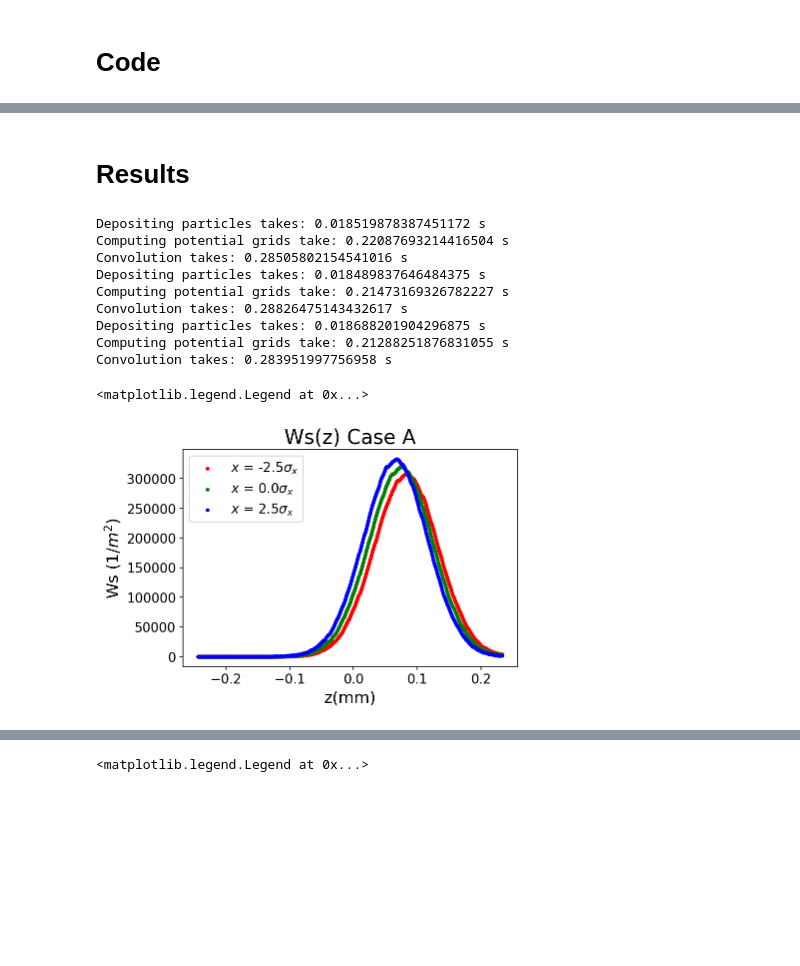
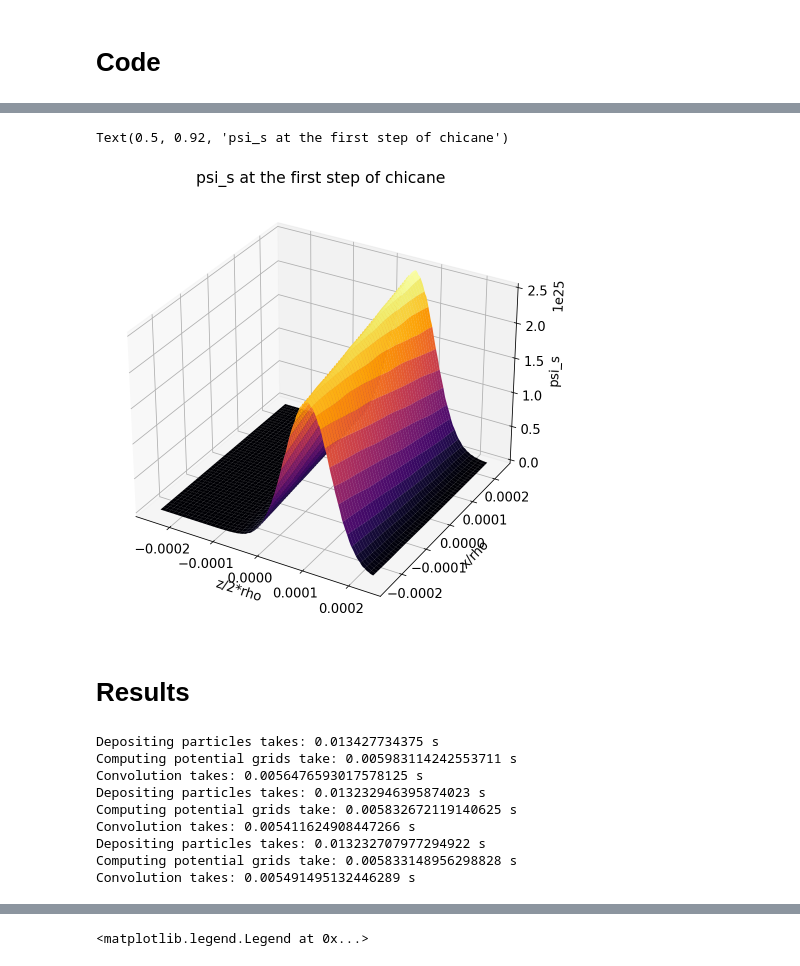
Before and after one commit to weiyuanlou/PyCSR2D, a Jupyter notebook: benchmarking/one_bend_transient/caseA.ipynb, the cells around one changed output, grey strips where cells are left out. Cells and saved outputs as stored; diff of their text form; code cells hidden in the pictures; blank space fills up the shorter version.

```diff
--- a/benchmarking/one_bend_transient/caseA.ipynb
+++ b/benchmarking/one_bend_transient/caseA.ipynb
@@ -295,0 +388,5 @@ def csr2d_kick_calc_case_A(
+# %%
+beta = np.sqrt(1 - 1/gamma**2)
+
+Es_grid, Fx_grid, zvec2, xvec2 = \
+compute_potential_grids('A', nz=600, nx=500, dz=dz, dx=dx, rho=rho, beta=beta, phi=0.1/rho)
@@ -295,0 +403,3 @@ def csr2d_kick_calc_case_A(
+# %%
+def ccc(xo):
+    return boundary_convolve('A', lambda_grid_filtered, Es_grid, Fx_grid, xvec, xo, zvec2, xvec2,  beta=beta, rho=rho, phi=0.1/rho)[0]
@@ -296,3 +430,18 @@ def csr2d_kick_calc_case_A(
+# %%
+from mpl_toolkits import mplot3d
+Z, X = np.meshgrid(zvec, xvec, indexing="ij")
+
+fig, ax = plt.subplots(figsize=(8,8))
+ax = plt.axes(projection='3d')
+#ax.contour3D(Z,X, psi_s_grid , 1000, cmap='inferno')
+ax.plot_surface(Z,X, jaja.T, cmap='inferno')
+ax.set_xlabel('z/2*rho')
+ax.set_ylabel('x/rho')
+ax.set_zlabel('psi_s')
+ax.set_title('psi_s at the first step of chicane')
+# %% [output]
+Text(0.5, 0.92, 'psi_s at the first step of chicane')
+[figure, added]
 # %% [markdown]
 # Results
 # %%
@@ -301,30 +450,19 @@ def csr2d_kick_calc_case_A(
 xo_vec = [-2.5*sigma_x, 0.0, 2.5*sigma_x]
 
 ffA = lambda xo : csr2d_kick_calc_case_A(beam[4], beam[0], charges,
-    gamma=gamma, rho=rho, phi = 0.1/rho, x_observe = xo,
-    nz=600, nx=500, debug=True)
+    gamma=gamma, rho=rho, phi = 0.1/abs(rho), x_observe = xo,
+    nz=100, nx=90, debug=True)
 wake_listA = np.array(list(map(ffA, xo_vec)))
 
 zvec = wake_listA[0][0]
 xvec = wake_listA[0][1]
-
-plt.scatter(zvec*10**3,wake_listA[0][2], color='red', label='$x$ = '+str(xo_vec[0]/sigma_x) + '$\sigma_x$', s=8 )
-plt.scatter(zvec*10**3,wake_listA[1][2], color='green', label='$x$ = '+str(xo_vec[1]/sigma_x) + '$\sigma_x$', s=8 )
-plt.scatter(zvec*10**3,wake_listA[2][2], color='blue', label='$x$ = '+str(xo_vec[2]/sigma_x) + '$\sigma_x$', s=8 )
-
-plt.xlabel('z(mm)', fontsize=16)
-plt.ylabel('Ws $(1/m^2)$', fontsize=16)
-plt.title('Ws(z) Case A',  fontsize=20)
-plt.legend()
 # %% [output]
-Depositing particles takes: 0.018519878387451172 s
-Computing potential grids take: 0.22087693214416504 s
-Convolution takes: 0.28505802154541016 s
-Depositing particles takes: 0.018489837646484375 s
-Computing potential grids take: 0.21473169326782227 s
-Convolution takes: 0.28826475143432617 s
-Depositing particles takes: 0.018688201904296875 s
-Computing potential grids take: 0.21288251876831055 s
-Convolution takes: 0.283951997756958 s
+Depositing particles takes: 0.013427734375 s
+Computing potential grids take: 0.005983114242553711 s
+Convolution takes: 0.0056476593017578125 s
+Depositing particles takes: 0.013232946395874023 s
+Computing potential grids take: 0.005832672119140625 s
+Convolution takes: 0.005411624908447266 s
+Depositing particles takes: 0.013232707977294922 s
+Computing potential grids take: 0.005833148956298828 s
+Convolution takes: 0.005491495132446289 s
-<matplotlib.legend.Legend at 0x...>
-[figure, removed]
```
Also changed, not shown: parts of 48 cells of this notebook, 5 other files.
